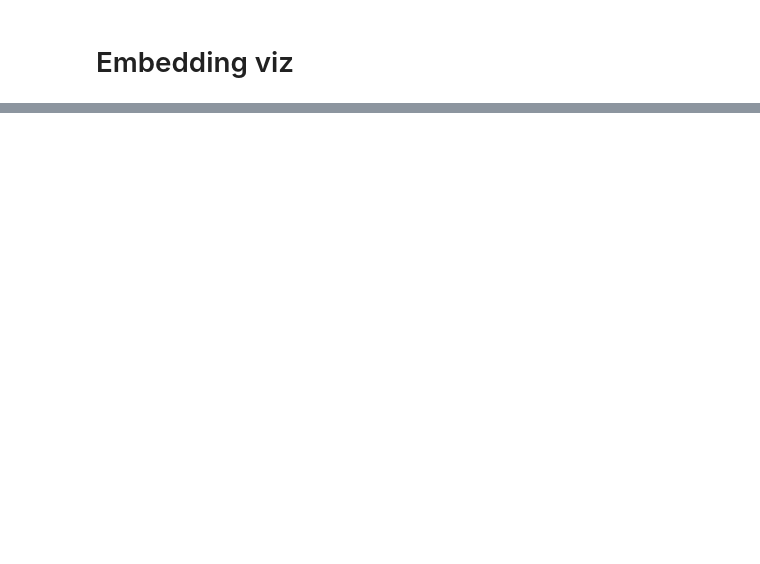
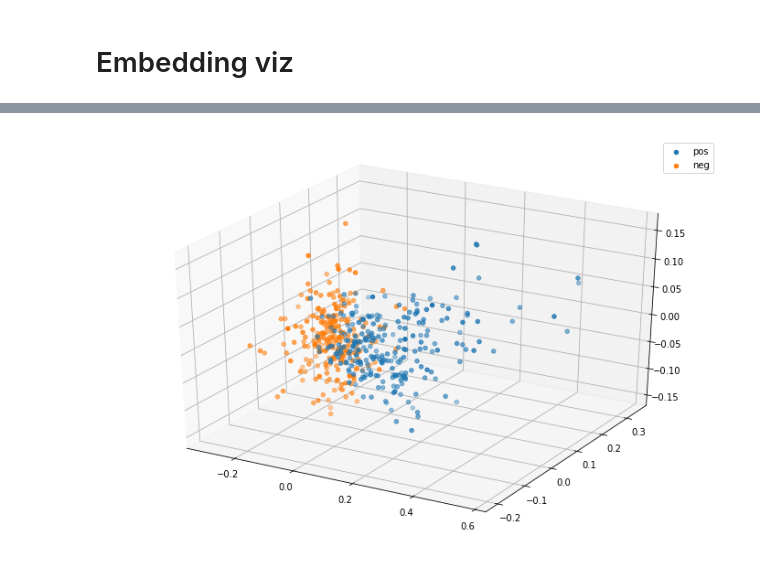
Before and after one commit to samuelefiorini/tangle, a Jupyter notebook: notebooks/models/attention_viz.ipynb, the cells around one changed output, grey strips where cells are left out. Drawn from its saved outputs; the diff is of its cells as text; code cells hidden in the pictures; blank space fills up the shorter version.

```diff
--- a/notebooks/models/attention_viz.ipynb
+++ b/notebooks/models/attention_viz.ipynb
@@ -369,12 +254,13 @@ from mpl_toolkits.mplot3d import Axes3D
 
 X_r = PCA(n_components=3).fit_transform(X)
 # %%
-%matplotlib inline
 MAX = 250
 
-fig = plt.figure()
+fig = plt.figure(figsize=(12, 8))
 ax = fig.add_subplot(111, projection='3d')
 
 ax.scatter(X_r[pos[:MAX], 0], X_r[pos[:MAX], 1], X_r[pos[:MAX], 2], c='C0', label='pos')
 ax.scatter(X_r[neg[:MAX], 0], X_r[neg[:MAX], 1], X_r[pos[:MAX], 2], c='C1', label='neg')
 plt.legend();
+# %% [output]
+[figure, added]
```
Also changed, not shown: parts of 55 cells of this notebook, 1 other file.
